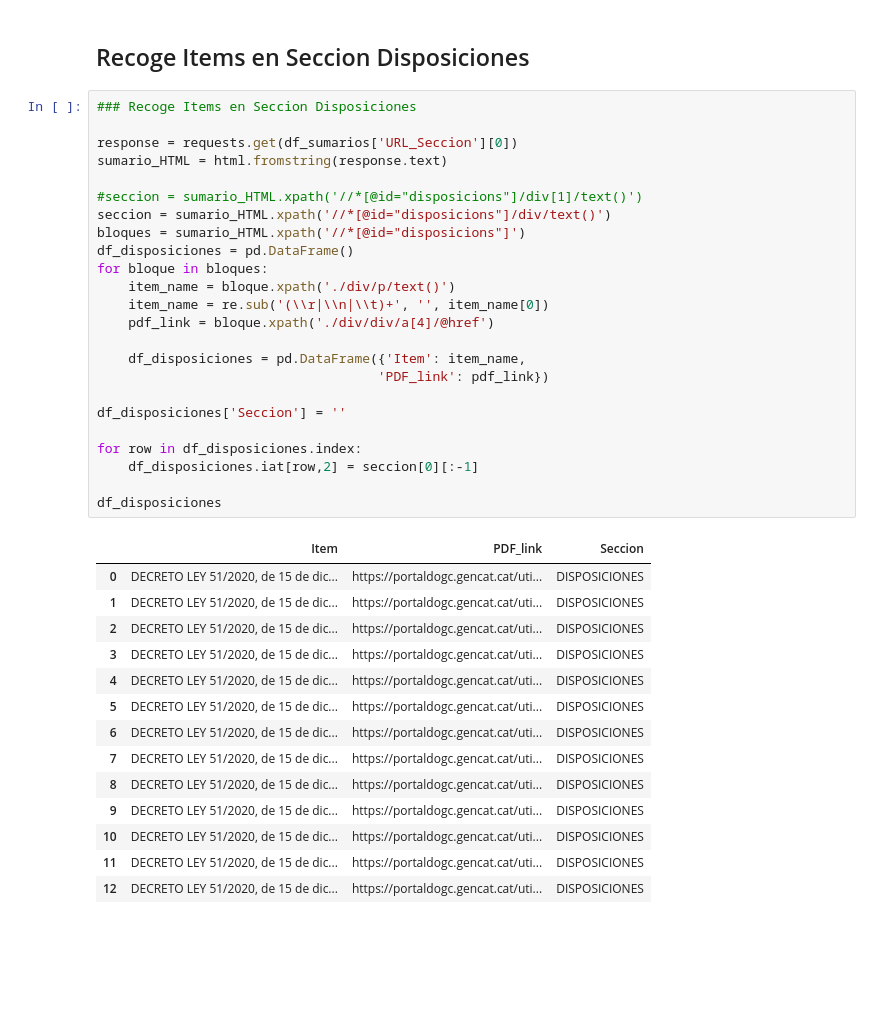
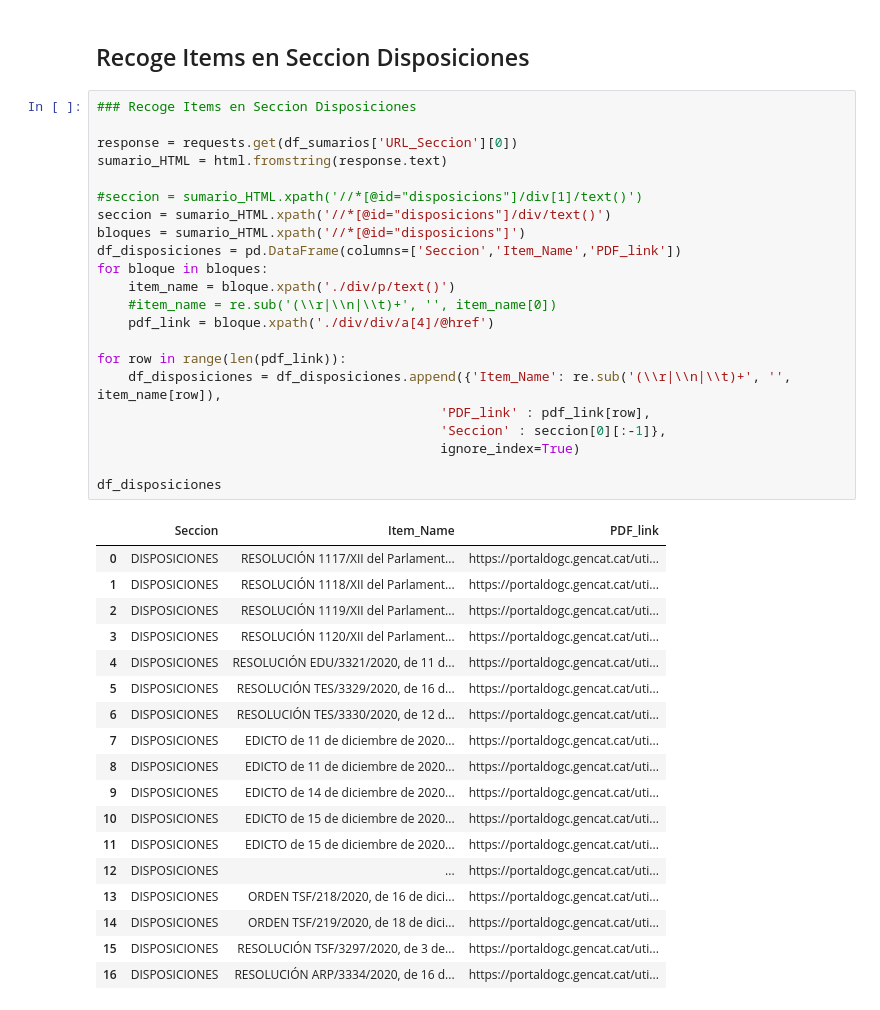
Before and after one commit to aariassanta/twitter-nlp, a Jupyter notebook: XML_extract_text.ipynb, the cells around one changed output. Drawn from its saved outputs; the diff is of its cells as text; blank space fills up the shorter version.

```diff
--- a/XML_extract_text.ipynb
+++ b/XML_extract_text.ipynb
@@ -678,39 +637,41 @@ df_sumarios['URL_Seccion'][4]
 # %%
 ### Recoge Items en Seccion Disposiciones
 
 response = requests.get(df_sumarios['URL_Seccion'][0])
 sumario_HTML = html.fromstring(response.text)
 
 #seccion = sumario_HTML.xpath('//*[@id="disposicions"]/div[1]/text()')
 seccion = sumario_HTML.xpath('//*[@id="disposicions"]/div/text()')
 bloques = sumario_HTML.xpath('//*[@id="disposicions"]')
-df_disposiciones = pd.DataFrame()
+df_disposiciones = pd.DataFrame(columns=['Seccion','Item_Name','PDF_link'])
 for bloque in bloques:
     item_name = bloque.xpath('./div/p/text()')
-    item_name = re.sub('(\\r|\\n|\\t)+', '', item_name[0])
+    #item_name = re.sub('(\\r|\\n|\\t)+', '', item_name[0])
     pdf_link = bloque.xpath('./div/div/a[4]/@href')
 
-    df_disposiciones = pd.DataFrame({'Item': item_name,
-                                    'PDF_link': pdf_link})
-
-df_disposiciones['Seccion'] = ''
-
-for row in df_disposiciones.index:
-    df_disposiciones.iat[row,2] = seccion[0][:-1]
+for row in range(len(pdf_link)):
+    df_disposiciones = df_disposiciones.append({'Item_Name': re.sub('(\\r|\\n|\\t)+', '',                                                   item_name[row]),
+                                            'PDF_link' : pdf_link[row],
+                                            'Seccion' : seccion[0][:-1]},
+                                            ignore_index=True)
 
 df_disposiciones
 # %% [output]
-|  | Item | PDF_link | Seccion |
-| 0 | DECRETO LEY 51/2020, de 15 de dic... | https://portaldogc.gencat.cat/uti... | DISPOSICIONES |
-| 1 | DECRETO LEY 51/2020, de 15 de dic... | https://portaldogc.gencat.cat/uti... | DISPOSICIONES |
-| 2 | DECRETO LEY 51/2020, de 15 de dic... | https://portaldogc.gencat.cat/uti... | DISPOSICIONES |
-| 3 | DECRETO LEY 51/2020, de 15 de dic... | https://portaldogc.gencat.cat/uti... | DISPOSICIONES |
-| 4 | DECRETO LEY 51/2020, de 15 de dic... | https://portaldogc.gencat.cat/uti... | DISPOSICIONES |
-| 5 | DECRETO LEY 51/2020, de 15 de dic... | https://portaldogc.gencat.cat/uti... | DISPOSICIONES |
-| 6 | DECRETO LEY 51/2020, de 15 de dic... | https://portaldogc.gencat.cat/uti... | DISPOSICIONES |
-| 7 | DECRETO LEY 51/2020, de 15 de dic... | https://portaldogc.gencat.cat/uti... | DISPOSICIONES |
-| 8 | DECRETO LEY 51/2020, de 15 de dic... | https://portaldogc.gencat.cat/uti... | DISPOSICIONES |
-| 9 | DECRETO LEY 51/2020, de 15 de dic... | https://portaldogc.gencat.cat/uti... | DISPOSICIONES |
-| 10 | DECRETO LEY 51/2020, de 15 de dic... | https://portaldogc.gencat.cat/uti... | DISPOSICIONES |
-| 11 | DECRETO LEY 51/2020, de 15 de dic... | https://portaldogc.gencat.cat/uti... | DISPOSICIONES |
-| 12 | DECRETO LEY 51/2020, de 15 de dic... | https://portaldogc.gencat.cat/uti... | DISPOSICIONES |
+|  | Seccion | Item_Name | PDF_link |
+| 0 | DISPOSICIONES | RESOLUCIÓN 1117/XII del Parlament... | https://portaldogc.gencat.cat/uti... |
+| 1 | DISPOSICIONES | RESOLUCIÓN 1118/XII del Parlament... | https://portaldogc.gencat.cat/uti... |
+| 2 | DISPOSICIONES | RESOLUCIÓN 1119/XII del Parlament... | https://portaldogc.gencat.cat/uti... |
+| 3 | DISPOSICIONES | RESOLUCIÓN 1120/XII del Parlament... | https://portaldogc.gencat.cat/uti... |
+| 4 | DISPOSICIONES | RESOLUCIÓN EDU/3321/2020, de 11 d... | https://portaldogc.gencat.cat/uti... |
+| 5 | DISPOSICIONES | RESOLUCIÓN TES/3329/2020, de 16 d... | https://portaldogc.gencat.cat/uti... |
+| 6 | DISPOSICIONES | RESOLUCIÓN TES/3330/2020, de 12 d... | https://portaldogc.gencat.cat/uti... |
+| 7 | DISPOSICIONES | EDICTO de 11 de diciembre de 2020... | https://portaldogc.gencat.cat/uti... |
+| 8 | DISPOSICIONES | EDICTO de 11 de diciembre de 2020... | https://portaldogc.gencat.cat/uti... |
+| 9 | DISPOSICIONES | EDICTO de 14 de diciembre de 2020... | https://portaldogc.gencat.cat/uti... |
+| 10 | DISPOSICIONES | EDICTO de 15 de diciembre de 2020... | https://portaldogc.gencat.cat/uti... |
+| 11 | DISPOSICIONES | EDICTO de 15 de diciembre de 2020... | https://portaldogc.gencat.cat/uti... |
+| 12 | DISPOSICIONES | ... | https://portaldogc.gencat.cat/uti... |
+| 13 | DISPOSICIONES | ORDEN TSF/218/2020, de 16 de dici... | https://portaldogc.gencat.cat/uti... |
+| 14 | DISPOSICIONES | ORDEN TSF/219/2020, de 18 de dici... | https://portaldogc.gencat.cat/uti... |
+| 15 | DISPOSICIONES | RESOLUCIÓN TSF/3297/2020, de 3 de... | https://portaldogc.gencat.cat/uti... |
+| 16 | DISPOSICIONES | RESOLUCIÓN ARP/3334/2020, de 16 d... | https://portaldogc.gencat.cat/uti... |
```
Also changed, not shown: parts of 20 cells of this notebook, 5 other files.
